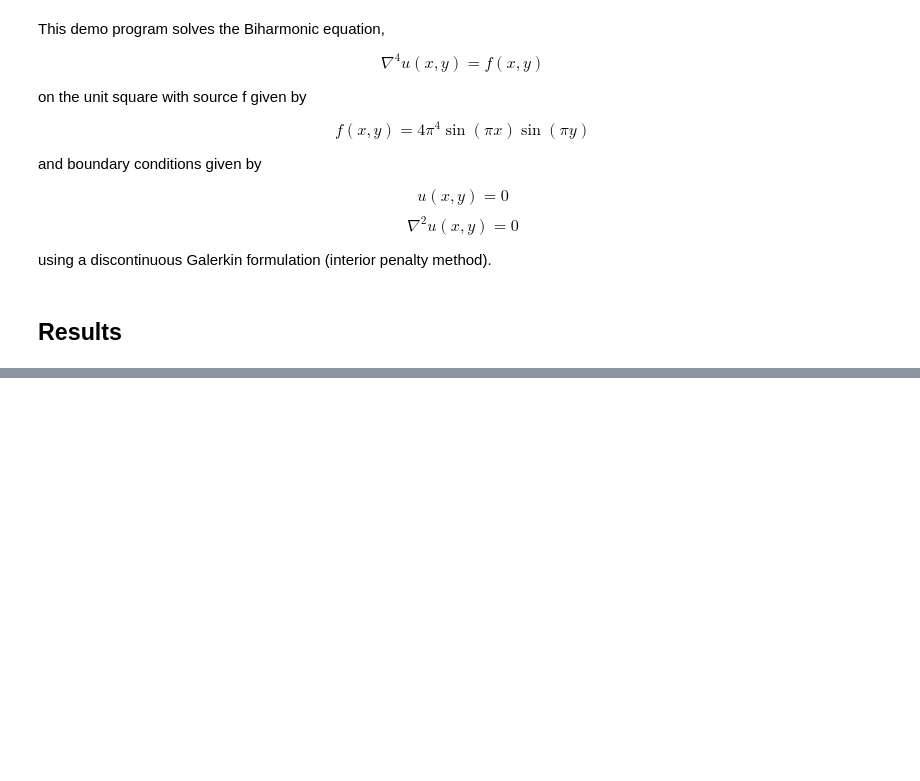
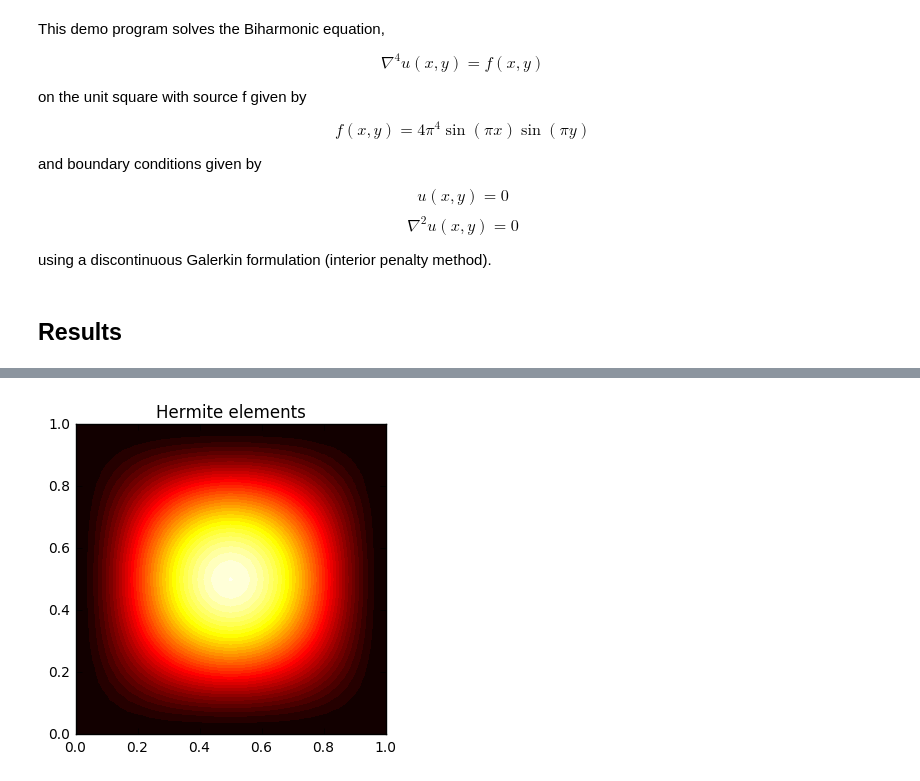
Before and after one commit to mdbenito/fenics-hermite, a Jupyter notebook: biharmonic.ipynb, the cells around one changed output, grey strips where cells are left out. Cells and saved outputs as stored; diff of their text form; code cells hidden in the pictures; blank space fills up the shorter version.

```diff
--- a/biharmonic.ipynb
+++ b/biharmonic.ipynb
@@ -109,2 +111,4 @@ to obtain:
 # %%
-_ = plot(u, title="Hermite elements")
+_ = plot(bad, title="Hermite elements", cmap='hot')
+# %% [output]
+[figure, added]
```
Also changed, not shown: parts of 12 cells of this notebook.
